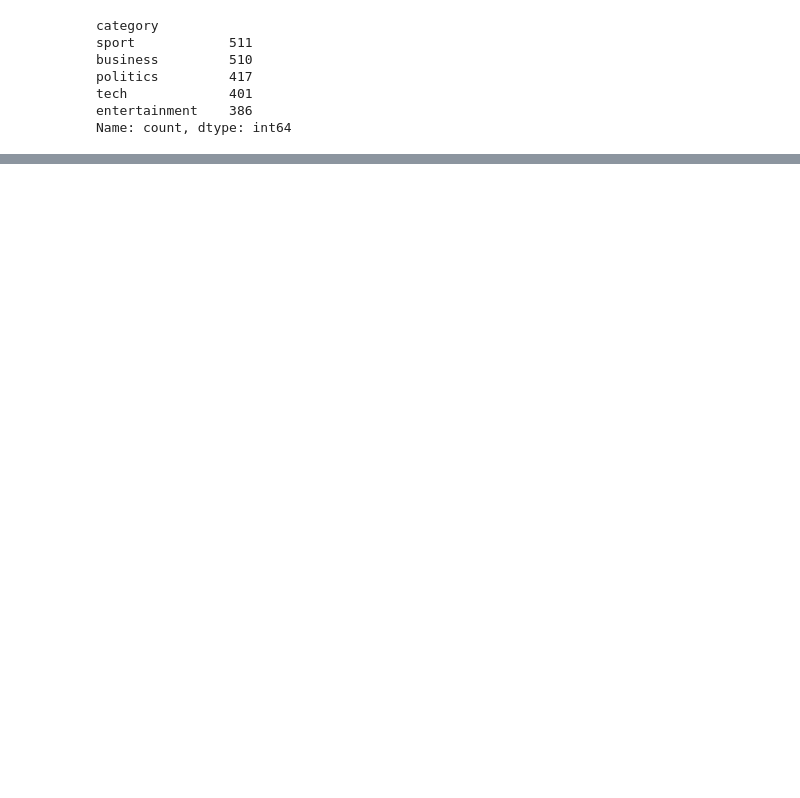
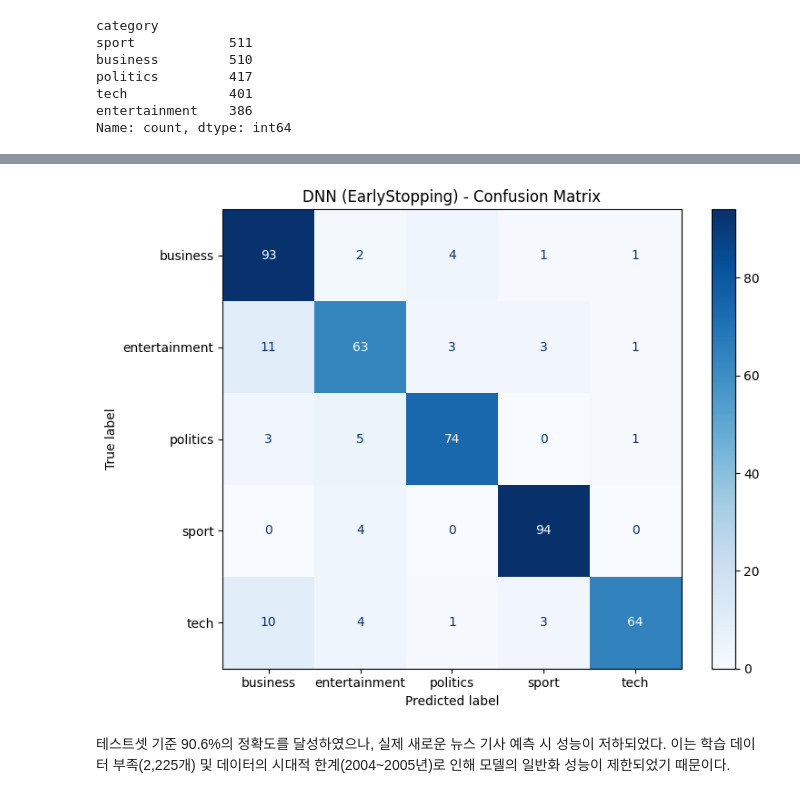
Before and after one commit to imyoonaheo/hipython, a Jupyter notebook: dl/3_bbc.ipynb, the cells around one changed output, grey strips where cells are left out. Drawn from its saved outputs; the diff is of its cells as text; code cells hidden in the pictures; blank space fills up the shorter version.

```diff
--- a/dl/3_bbc.ipynb
+++ b/dl/3_bbc.ipynb
@@ -876,0 +610,18 @@ BBC 뉴스 데이터 내에서는 90% 정확도로 분류 가능하지만, 데
+# %%
+import matplotlib.pyplot as plt
+from sklearn.metrics import confusion_matrix, ConfusionMatrixDisplay
+
+# 예측
+preds = model_dnn3.predict(X_test)
+y_pred = preds.argmax(axis=1)
+
+# Confusion Matrix
+cm = confusion_matrix(y_test, y_pred)
+disp = ConfusionMatrixDisplay(cm, display_labels=le.classes_)
+
+plt.figure(figsize=(8, 6))
+disp.plot(cmap='Blues', ax=plt.gca())
+plt.title('DNN (EarlyStopping) - Confusion Matrix')
+plt.tight_layout()
+plt.show()
+# %% [output]
@@ -876,0 +629,3 @@ BBC 뉴스 데이터 내에서는 90% 정확도로 분류 가능하지만, 데
+[figure, added]
+# %% [markdown]
+테스트셋 기준 90.6%의 정확도를 달성하였으나, 실제 새로운 뉴스 기사 예측 시 성능이 저하되었다. 이는 학습 데이터 부족(2,225개) 및 데이터의 시대적 한계(2004~2005년)로 인해 모델의 일반화 성능이 제한되었기 때문이다.
```
Also changed, not shown: parts of 48 cells of this notebook.
